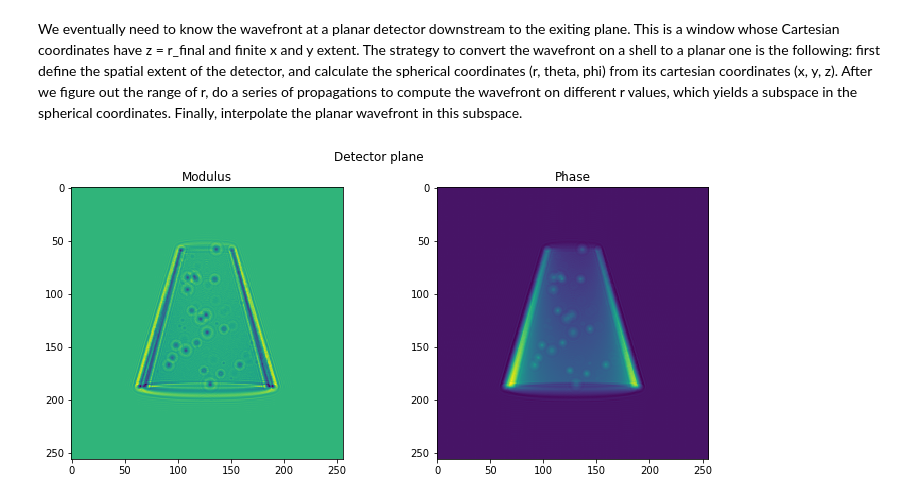
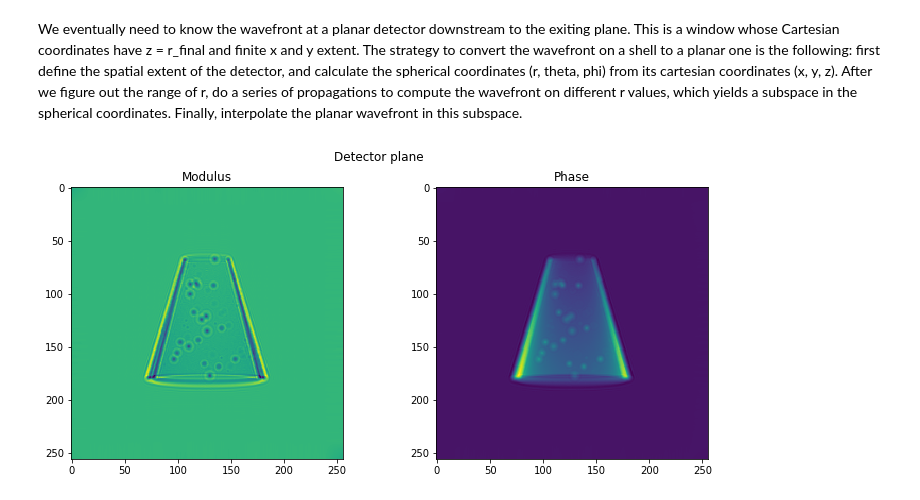
Before and after one commit to mdw771/instructive_ipython_notebooks, a Jupyter notebook: Wave_propagation_in_spherical_coordinates.ipynb, the cells around one changed output. Drawn from its saved outputs; the diff is of its cells as text; code cells hidden in the pictures.

```diff
--- a/Wave_propagation_in_spherical_coordinates.ipynb
+++ b/Wave_propagation_in_spherical_coordinates.ipynb
@@ -59,10 +59,10 @@ def plot_mod_and_phase(arr, figsize=(12, 5), title=None, unwrap=False):
 
     fig = plt.figure(figsize=figsize)
     ax1 = fig.add_subplot(1, 2, 1)
-    ax1.imshow(np.abs(wavefront))
+    ax1.imshow(np.abs(arr))
     plt.title('Modulus')
     ax2 = fig.add_subplot(1, 2, 2)
-    phase_term = np.angle(wavefront)
+    phase_term = np.angle(arr)
     if unwrap:
         phase_term = np.unwrap(phase_term)
     ax2.imshow(phase_term)
@@ -218,43 +218,42 @@ def get_wavefront_on_plane(wavefront_sph, r_nm, detector_size, delta_r_nm, psize
     x_ind, y_ind = [np.arange(detector_size[1], dtype=int),
                    np.arange(detector_size[0], dtype=int)]
     x_ind_mesh, y_ind_mesh = np.meshgrid(x_ind, y_ind)
-    x_true = (x_ind - np.median(x_ind)) * delta_r_nm
-    y_true = (y_ind - np.median(y_ind)) * delta_r_nm
+    x_true = (x_ind - np.median(x_ind)) * psize_nm
+    y_true = (y_ind - np.median(y_ind)) * psize_nm
     x_true_mesh, y_true_mesh = np.meshgrid(x_true, y_true)
     z_true = r_nm
     r_interp_mesh = np.sqrt(x_true_mesh ** 2 + y_true_mesh ** 2 + z_true ** 2)
-    theta_interp_mesh = np.arccos(y_true_mesh / r_interp_mesh)
+    theta_interp_mesh = -np.arccos(y_true_mesh / r_interp_mesh) + PI / 2
     phi_interp_mesh = np.arctan(x_true_mesh / z_true)
     sph_wave_array = [wavefront_sph]
     r_current = r_nm
     while r_current < r_interp_mesh.max():
         r_current += delta_r_nm
         wavefront_sph = free_propagate_spherical(wavefront_sph,
                                                  delta_r_nm * 1e-7,
                                                  (r_current) * 1.e-7,
                                                  wavelen_nm)
         sph_wave_array.append(wavefront_sph)
     sph_wave_array = np.array(sph_wave_array)
     r_ind, theta_ind, phi_ind = [np.arange(sph_wave_array.shape[0], dtype=int),
                                  np.arange(sph_wave_array.shape[1], dtype=int),
                                  np.arange(sph_wave_array.shape[2], dtype=int)]
     r_true = r_ind * delta_r_nm + r_nm
     theta_true = (theta_ind - np.median(theta_ind)) * (2 * theta_max / (theta_ind.size - 1))
     phi_true = (phi_ind - np.median(phi_ind)) * (2 * phi_max / (phi_ind.size - 1))
     sph_interp = RegularGridInterpolator((r_true, theta_true, phi_true),
-                                         sph_wave_array, bounds_error=False, fill_value=0)
+                                         sph_wave_array, bounds_error=False, fill_value=None)
     coords_interp = np.vstack([r_interp_mesh.flatten(), theta_interp_mesh.flatten(),
                                phi_interp_mesh.flatten()]).transpose()
     dat_interp = sph_interp(coords_interp)
-    wavefront_pla = np.zeros(detector_size)
-    wavefront_pla[x_ind_mesh.flatten(), y_ind_mesh.flatten()] = dat_interp
+    wavefront_pla = dat_interp.reshape([256, 256])
     return wavefront_pla
 
 wavefront_det = get_wavefront_on_plane(wavefront,
                                        r_init_nm + delta_r_nm * sph_delta.shape[0],
                                        probe_size,
                                        delta_r_nm,
-                                       delta_r_nm)
+                                       delta_r_nm * 2)
 plot_mod_and_phase(wavefront_det, title='Detector plane')
 # %% [output]
-[figure, old version]
+[figure, new version]
```
